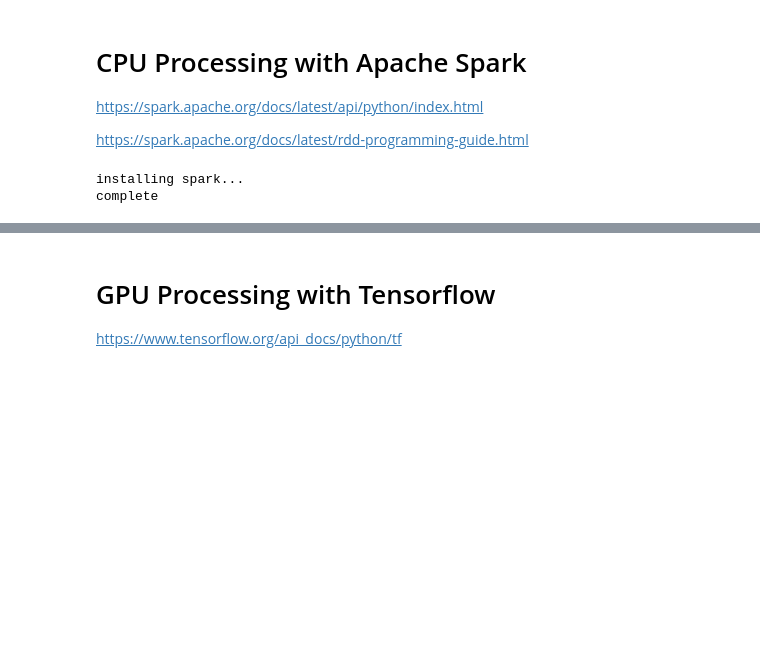
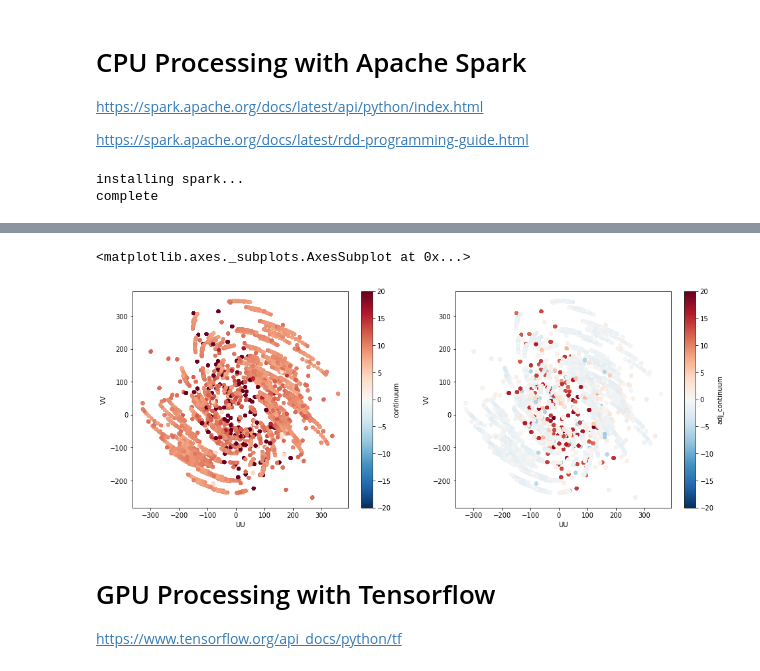
Before and after one commit to ryanraba/casa6, a Jupyter notebook: casa7experiments.ipynb, the cells around one changed output, grey strips where cells are left out. Cells and saved outputs as stored; diff of their text form; code cells hidden in the pictures; blank space fills up the shorter version.

Commit message:
Updated Dask example and tweaked for report

```diff
--- a/casa7experiments.ipynb
+++ b/casa7experiments.ipynb
@@ -308,0 +331,73 @@ spark elapsed time (s):  62.254592180252075
+# %%
+import numpy as np
+import dask.dataframe as dd
+import dask.array as da
+import time
+
+CHUNK = 5000
+
+# start the race
+start = time.time()
+
+# load dask dataframe
+ddf = dd.read_hdf(prefix+'.h5', key='mdf', chunksize=CHUNK)
+
+################################################################
+# lets define a sequence of calculations as follows:
+# 1. apply flags (sets flagged data cells to nan)
+# 2. average magnitude of cross products
+# 3. subtract mean magnitude of each baseline from visibilities
+# 4. filter out baselines with outlier mean noise
+# 5. take the mean accross channels to get a continuum
+# 6. plot the UV space
+# note that variables ending in df are dataframes, otherwise they are numpy arrays
+
+# retrieve the visibility and flag columns
+# these are dask arrays, not numpy arrays
+# they hold no value until .compute() is called later on (lazy execution)
+flags = list(ddf.columns.values[ddf.columns.str.match('FLAG\d')])
+data = list(ddf.columns.values[ddf.columns.str.match('DATA\d')])
+
+# 1. apply flags (sets flagged data cells to nan)
+vis = da.ma.masked_array(ddf[data].to_dask_array(True), ddf[flags].to_dask_array(True))
+
+# 2. average magnitude of cross products
+vis = (np.abs(vis[:,:len(data)//2]) + np.abs(vis[:,len(data)//2:]))/2.0
+chans = ['DATA'+str(ii) for ii in range(len(data)//2)]
+ddf[chans] = dd.from_dask_array(da.ma.filled(vis, fill_value=np.nan), index=ddf.index)
+ddf = ddf.drop(data+flags, axis=1)
+
+# initialize some new columns in our dataframe
+achans = ['adj_'+cc for cc in chans]
+ddf[achans] = dd.from_dask_array(ddf[chans].values, index=ddf.index)
+ddf['base_noise'] = np.nan
+
+# 3. subtract mean magnitude of each baseline from visibilities
+baselines = ddf.groupby(['ANTENNA1', 'ANTENNA2']) # select by baseline
+def subtract_mean(grp):
+  cnoise = np.mean(grp[chans], axis=0).values # per-channel noise
+  grp.loc[:,achans] = (grp[chans] - cnoise).values
+  grp.loc[:,'base_noise'] = np.mean(cnoise) #continuum noise of baseline
+  return grp
+
+ddf = baselines.apply(subtract_mean, meta=dict(ddf.dtypes))
+
+# 4. filter out baselines with outlier mean noise
+noise = ddf['base_noise'].unique()
+ddf = ddf[(ddf['base_noise'] - noise.mean()).abs() < noise.std()]
+
+# 5. take the mean accross channels to get a continuum
+ddf = ddf.assign(continuum = ddf[chans].mean(axis=1), adj_continuum = ddf[achans].mean(axis=1))
+
+pdf = ddf[['UU','VV','continuum', 'adj_continuum']].compute()
+
+################################################################
+print('dask elapsed time (s): ', time.time() - start)
+
+# 6. plot the UV space
+import matplotlib.pyplot as plt
+
+fig, axes = plt.subplots(1,2, figsize=(16,6))
+pdf.plot(x='UU', y='VV', c='continuum', kind='scatter', vmin=-20, vmax=20, cmap='RdBu_r', ax=axes[0])
+pdf.plot(x='UU', y='VV', c='adj_continuum', kind='scatter', vmin=-20, vmax=20, cmap='RdBu_r', ax=axes[1])
+# %% [output]
@@ -308,0 +405,2 @@ spark elapsed time (s):  62.254592180252075
+<matplotlib.axes._subplots.AxesSubplot at 0x...>
+[figure, added]
```
Also changed, not shown: parts of 13 cells of this notebook.
